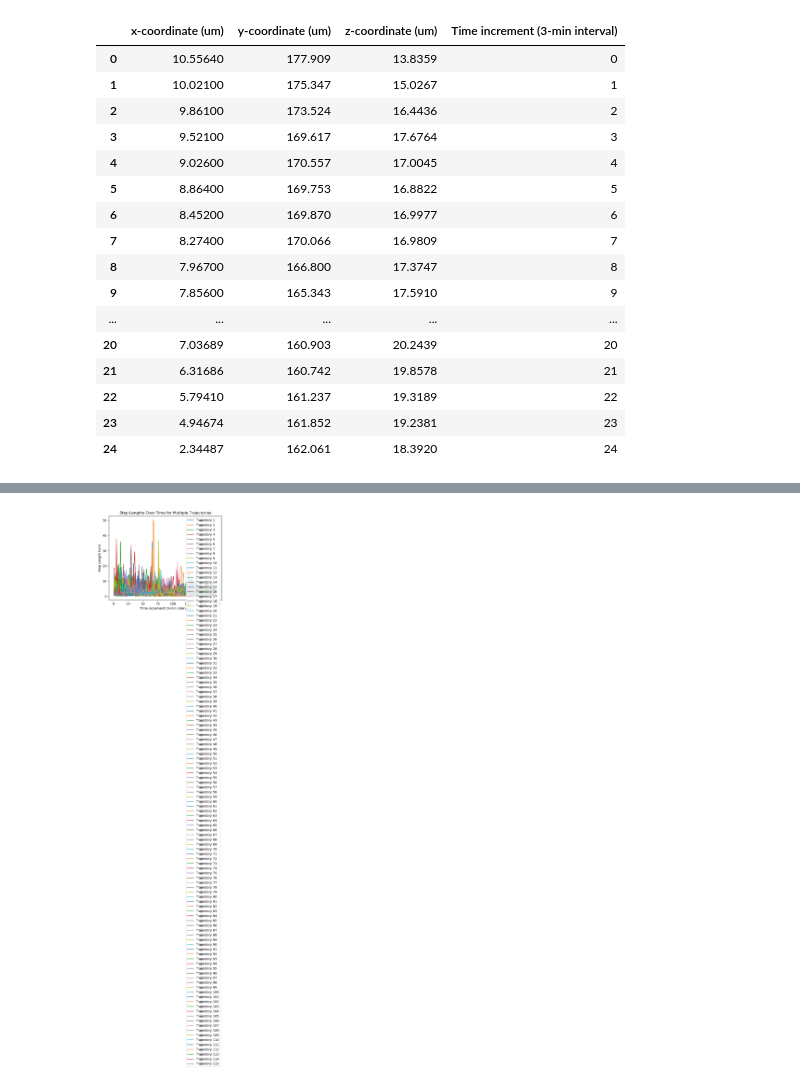
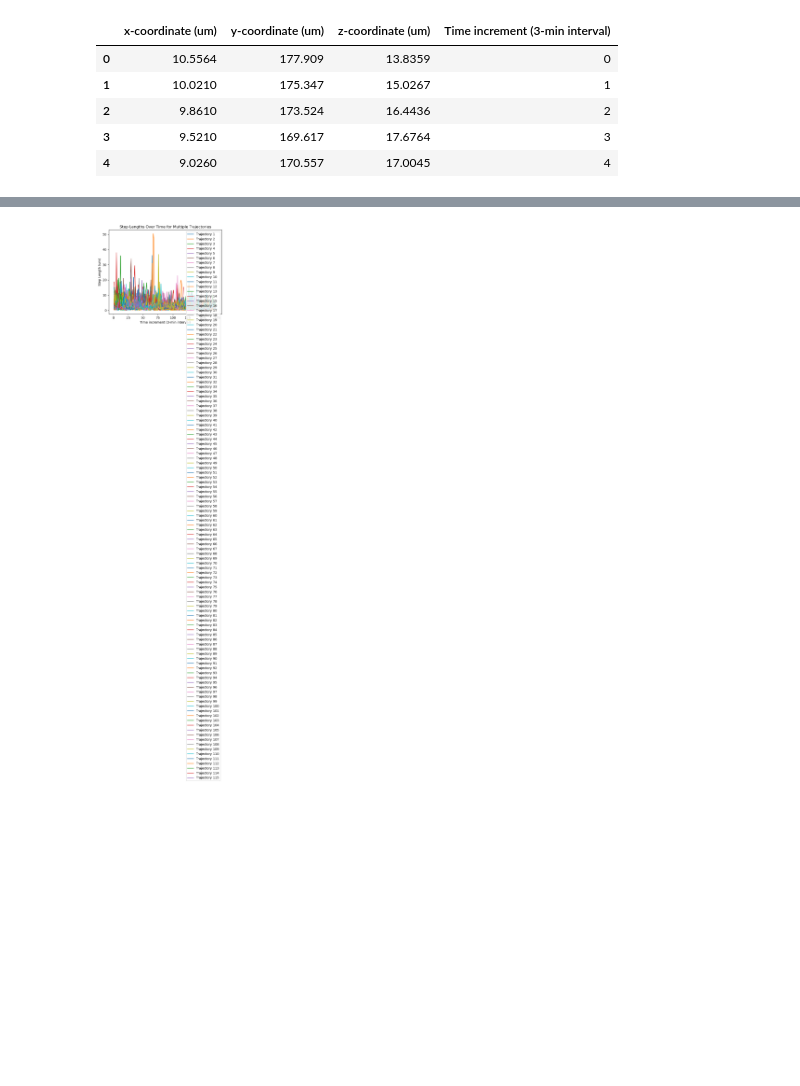
Before and after one commit to dz1921/RANDOMWALK, a Jupyter notebook: Distribution_Building.ipynb, the cells around one changed output, grey strips where cells are left out. Cells and saved outputs as stored; diff of their text form; code cells hidden in the pictures; blank space fills up the shorter version.

```diff
--- a/Distribution_Building.ipynb
+++ b/Distribution_Building.ipynb
@@ -1,32 +1,23 @@
 # %%
 import pandas as pd
 import numpy as np
 from matplotlib import pyplot as plt
+from scipy.optimize import minimize
+
 file_path = 'MPP_CellTracks_RawValues.xlsx'
 df = pd.read_excel(file_path)
-df.head(25)
+df.head(5)
 
 # The first part of the code is on finding the ideal R threshold
 # Once we have filtered the data we have to see how you actually
 # parametrize a distribution.
 # %% [output]
 |  | x-coordinate (um) | y-coordinate (um) | z-coordinate (um) | Time increment (3-min interval) |
-| 0 | 10.55640 | 177.909 | 13.8359 | 0 |
-| 1 | 10.02100 | 175.347 | 15.0267 | 1 |
-| 2 | 9.86100 | 173.524 | 16.4436 | 2 |
-| 3 | 9.52100 | 169.617 | 17.6764 | 3 |
-| 4 | 9.02600 | 170.557 | 17.0045 | 4 |
-| 5 | 8.86400 | 169.753 | 16.8822 | 5 |
-| 6 | 8.45200 | 169.870 | 16.9977 | 6 |
-| 7 | 8.27400 | 170.066 | 16.9809 | 7 |
-| 8 | 7.96700 | 166.800 | 17.3747 | 8 |
-| 9 | 7.85600 | 165.343 | 17.5910 | 9 |
-| ... | ... | ... | ... | ... |
-| 20 | 7.03689 | 160.903 | 20.2439 | 20 |
-| 21 | 6.31686 | 160.742 | 19.8578 | 21 |
-| 22 | 5.79410 | 161.237 | 19.3189 | 22 |
-| 23 | 4.94674 | 161.852 | 19.2381 | 23 |
-| 24 | 2.34487 | 162.061 | 18.3920 | 24 |
+| 0 | 10.5564 | 177.909 | 13.8359 | 0 |
+| 1 | 10.0210 | 175.347 | 15.0267 | 1 |
+| 2 | 9.8610 | 173.524 | 16.4436 | 2 |
+| 3 | 9.5210 | 169.617 | 17.6764 | 3 |
+| 4 | 9.0260 | 170.557 | 17.0045 | 4 |
 # %%
 #Function to calculate step lengths
 # First cell traj goes up to 174 time increments
```
Also changed, not shown: parts of 6 cells of this notebook.
